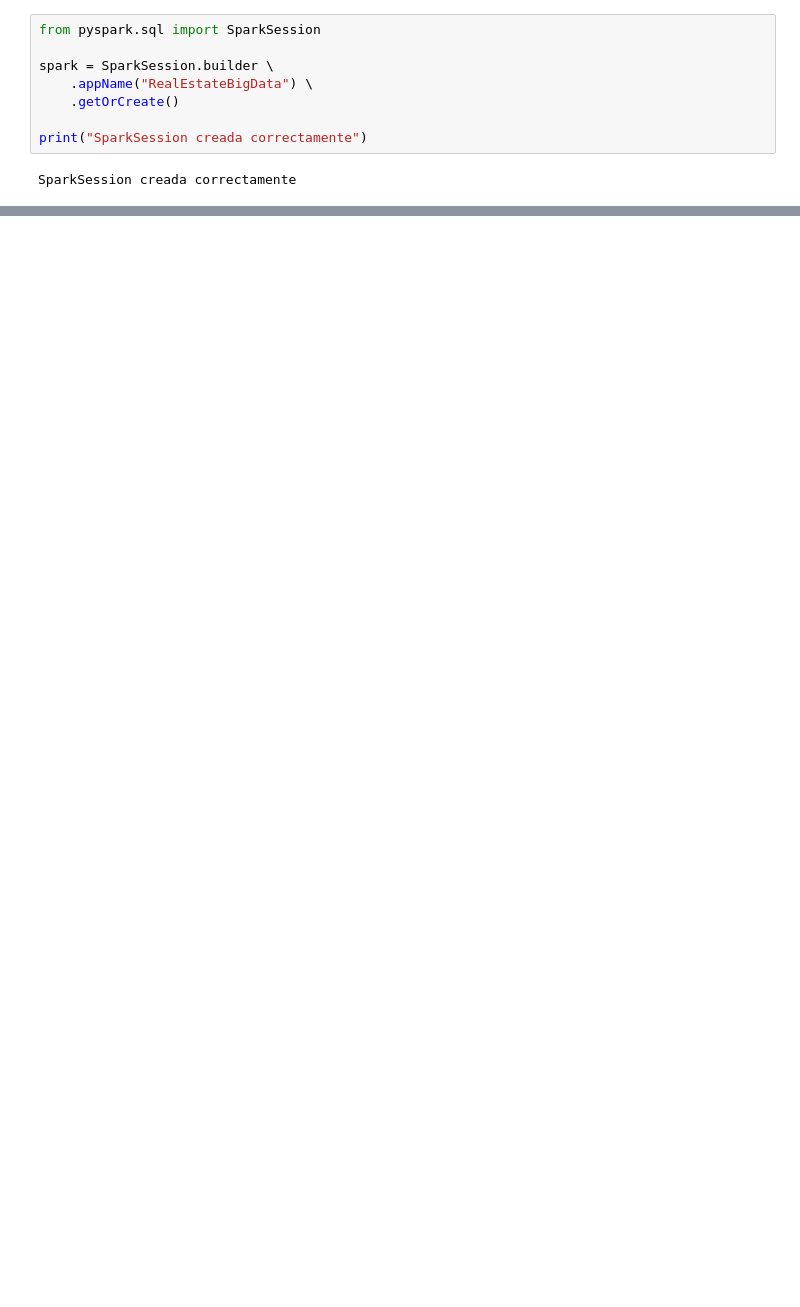
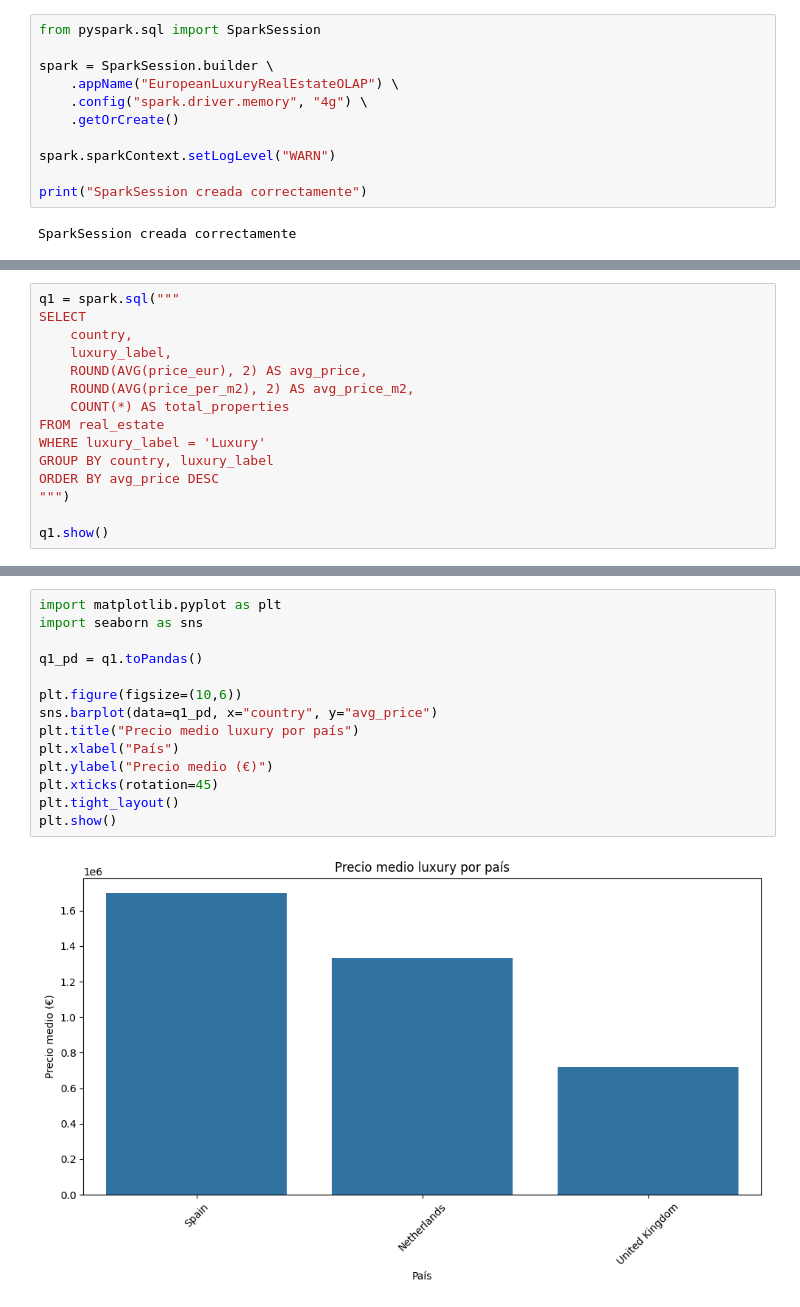
Before and after one commit to joterojordanufv/TrabajoFinalBigData, a Jupyter notebook: colab/pyspark_analysis.ipynb, the cells around one changed output, grey strips where cells are left out. Cells and saved outputs as stored; diff of their text form; blank space fills up the shorter version.

Commit message:
Actualizar notebook PySpark final

```diff
--- a/colab/pyspark_analysis.ipynb
+++ b/colab/pyspark_analysis.ipynb
@@ -7,9 +4,12 @@ Requirement already satisfied: py4j<0.10.9.10,>=0.10.9.7 in /usr/local/lib/pytho
 from pyspark.sql import SparkSession
 
 spark = SparkSession.builder \
-    .appName("RealEstateBigData") \
+    .appName("EuropeanLuxuryRealEstateOLAP") \
+    .config("spark.driver.memory", "4g") \
     .getOrCreate()
 
+spark.sparkContext.setLogLevel("WARN")
+
 print("SparkSession creada correctamente")
 # %% [output]
 SparkSession creada correctamente
@@ -133,0 +82,15 @@ real_estate_df.groupBy("property_type") \
+# %%
+q1 = spark.sql("""
+SELECT
+    country,
+    luxury_label,
+    ROUND(AVG(price_eur), 2) AS avg_price,
+    ROUND(AVG(price_per_m2), 2) AS avg_price_m2,
+    COUNT(*) AS total_properties
+FROM real_estate
+WHERE luxury_label = 'Luxury'
+GROUP BY country, luxury_label
+ORDER BY avg_price DESC
+""")
+
+q1.show()
@@ -206,0 +285,16 @@ real_estate_df.groupBy(
+# %%
+import matplotlib.pyplot as plt
+import seaborn as sns
+
+q1_pd = q1.toPandas()
+
+plt.figure(figsize=(10,6))
+sns.barplot(data=q1_pd, x="country", y="avg_price")
+plt.title("Precio medio luxury por país")
+plt.xlabel("País")
+plt.ylabel("Precio medio (€)")
+plt.xticks(rotation=45)
+plt.tight_layout()
+plt.show()
+# %% [output]
+[figure, added]
```
Also changed, not shown: parts of 20 cells of this notebook.
